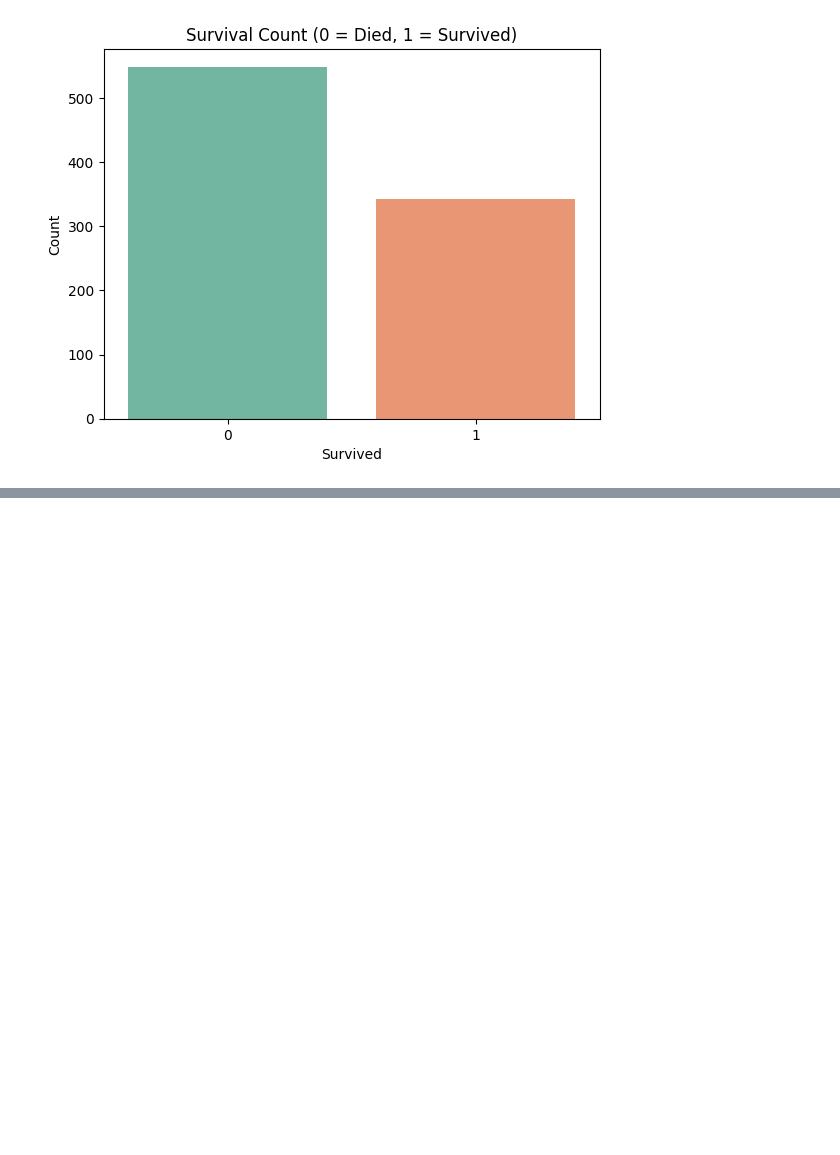
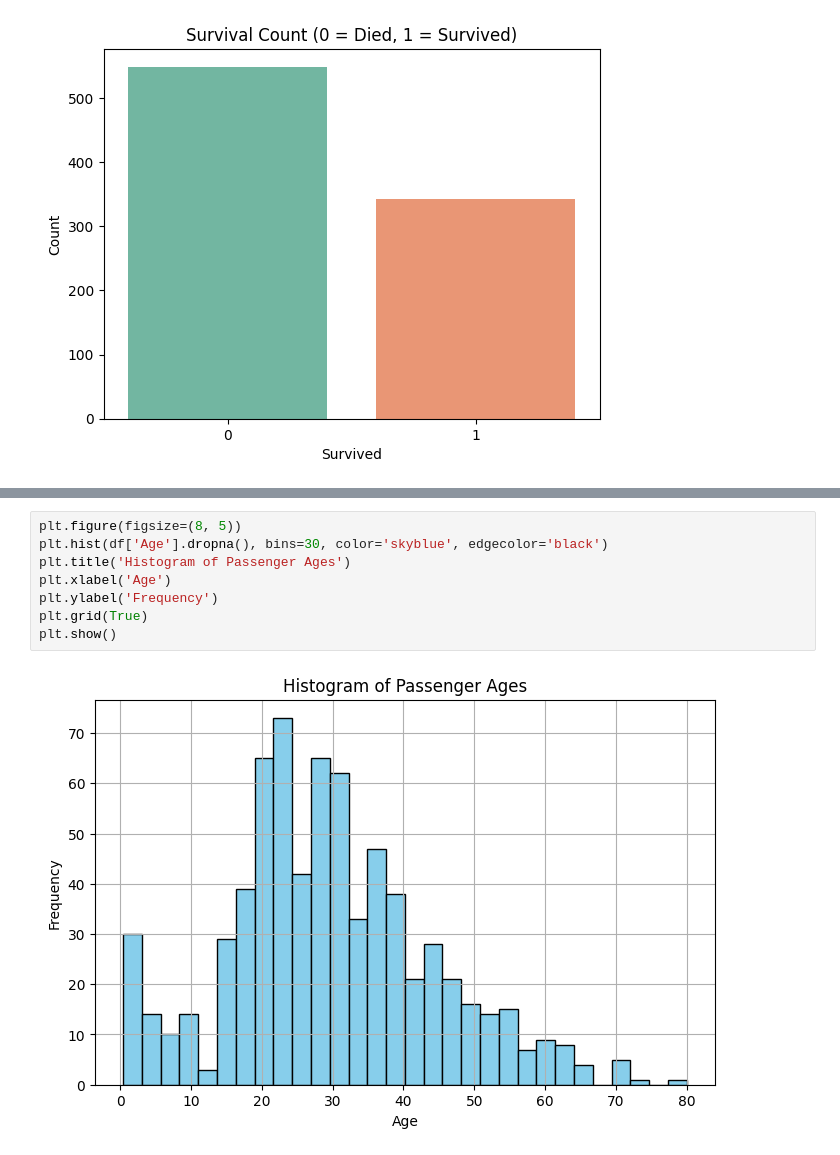
Before and after one commit to vivek-sahane/Machine-Learning-Lab, a Jupyter notebook: assignment1/basic.ipynb, the cells around one changed output, grey strips where cells are left out. Drawn from its saved outputs; the diff is of its cells as text; blank space fills up the shorter version.

```diff
--- a/assignment1/basic.ipynb
+++ b/assignment1/basic.ipynb
@@ -221,0 +232,10 @@ Passing `palette` without assigning `hue` is deprecated and will be removed in v
+# %%
+plt.figure(figsize=(8, 5))
+plt.hist(df['Age'].dropna(), bins=30, color='skyblue', edgecolor='black')
+plt.title('Histogram of Passenger Ages')
+plt.xlabel('Age')
+plt.ylabel('Frequency')
+plt.grid(True)
+plt.show()
+# %% [output]
+[figure, added]
```
Also changed, not shown: parts of 5 cells of this notebook.
